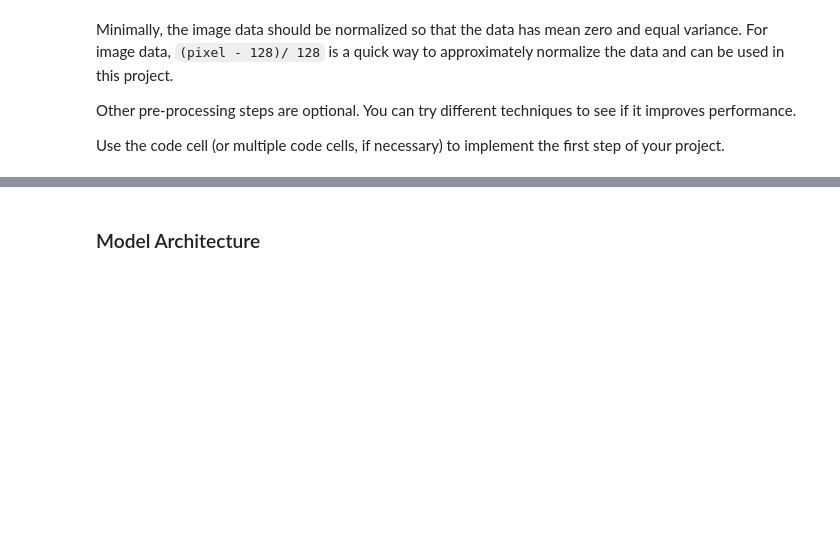
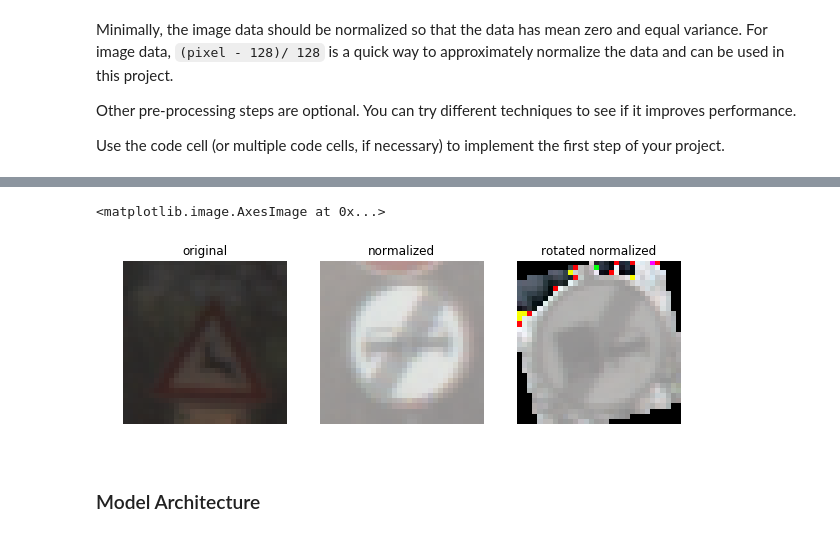
Before and after one commit to bradbenvenuti/traffic-signs, a Jupyter notebook: Traffic_Sign_Classifier.ipynb, the cells around one changed output, grey strips where cells are left out. Drawn from its saved outputs; the diff is of its cells as text; code cells hidden in the pictures; blank space fills up the shorter version.

```diff
--- a/Traffic_Sign_Classifier.ipynb
+++ b/Traffic_Sign_Classifier.ipynb
@@ -200,3 +150,61 @@ plt.imshow(image)
+# %%
+### Preprocess the data here. It is required to normalize the data. Other preprocessing steps could include
+### converting to grayscale, etc.
+### Feel free to use as many code cells as needed.
+
+import cv2
+from scipy import ndimage
+def rgb2gray(rgb):
+    return np.dot(rgb[...,:3], [0.299, 0.587, 0.114])
+
+def normalize(d):
+#     gray = rgb2gray(d)
+    normalized = d/255.0 - 0.5
+#     normalized = normalized.reshape((-1,32,32,1))
+    return normalized
+
+def countLabels(y):
+    unique, counts = np.unique(y, return_counts=True)
+    return counts
+
+def generateNewData(counts, x, y):
+    for i in range(len(counts)):
+        if (counts[i] < 500):
+            random_angle1, random_angle2, random_angle3 = 30.0 * np.random.random_sample(3) - 15
+            indexes = y == i
+            xs = x[indexes]
+            ys = y[indexes]
+            new1 = ndimage.rotate(xs, random_angle1 , axes=(1,2), reshape=False)
+            new2 = ndimage.rotate(xs, random_angle2 , axes=(1,2), reshape=False)
+            new3 = ndimage.rotate(xs, random_angle3, axes=(1,2), reshape=False)
+            x = np.concatenate((x, new1, new2, new3))
+            y = np.concatenate((y, ys, ys, ys))
+    return x, y
+
+processed_x_train = normalize(X_train)
+processed_test = normalize(X_test)
+processed_valid = normalize(X_valid)
+
+counts = countLabels(y_train)
+processed_x_train, processed_y_train = generateNewData(counts, processed_x_train, y_train)
+
+fig, axs = plt.subplots(1,3, figsize=(10, 3))
+axs = axs.ravel()
+
+axs[0].axis('off')
+axs[0].set_title('original')
+axs[0].imshow(X_train[223].squeeze())
+
+axs[1].axis('off')
+axs[1].set_title('normalized')
+axs[1].imshow(processed_x_train[22].squeeze())
+
+axs[2].axis('off')
+axs[2].set_title('rotated normalized')
+axs[2].imshow(processed_x_train[len(processed_x_train) - 1].squeeze())
+# %% [output]
+<matplotlib.image.AxesImage at 0x...>
+[figure, added]
 # %% [markdown]
 ### Model Architecture
 # %%
```
Also changed, not shown: parts of 6 cells of this notebook, 3 other files.
